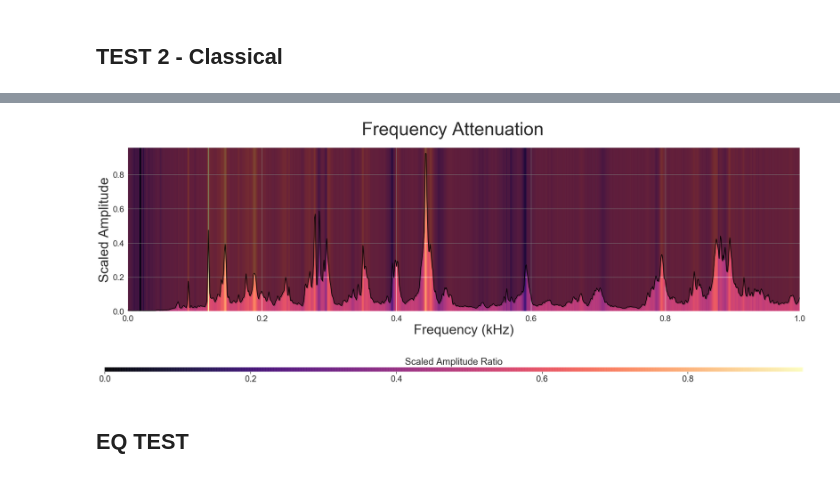
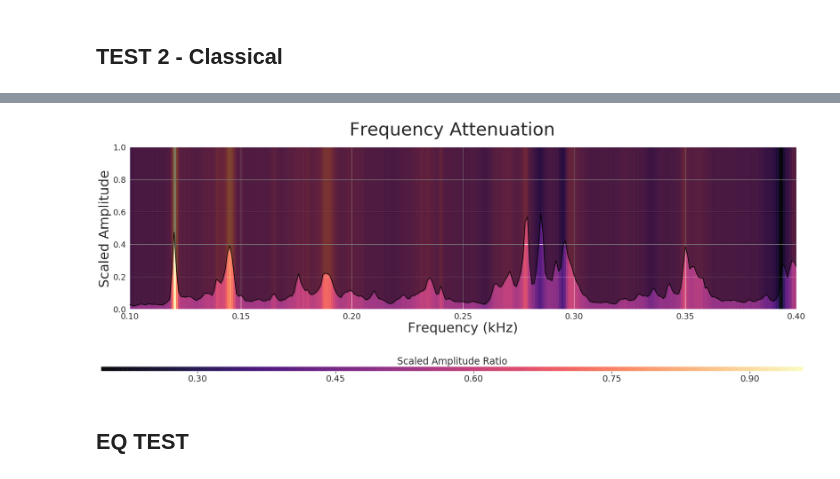
Before and after one commit to QED0711/ds_practice, a Jupyter notebook: librosa/AudioPlot.ipynb, the cells around one changed output, grey strips where cells are left out. Cells and saved outputs as stored; diff of their text form; code cells hidden in the pictures.

```diff
--- a/librosa/AudioPlot.ipynb
+++ b/librosa/AudioPlot.ipynb
@@ -74,13 +74,13 @@ sc_2.plot_spectrum_group(
 # %%
 sc_2.plot_attenuation_graph(
-    frange=(0, 1000),
+    frange=(100, 400),
     cmap="magma",
     background_alpha=0.5,
     background_color='black'
 )
 # %% [output]
-[figure, old version]
+[figure, new version]
-[figure, old version]
+[figure, new version]
 # %% [markdown]
 ## EQ TEST
 # %%
```
Also changed, not shown: parts of 5 cells of this notebook, 1 other file.
